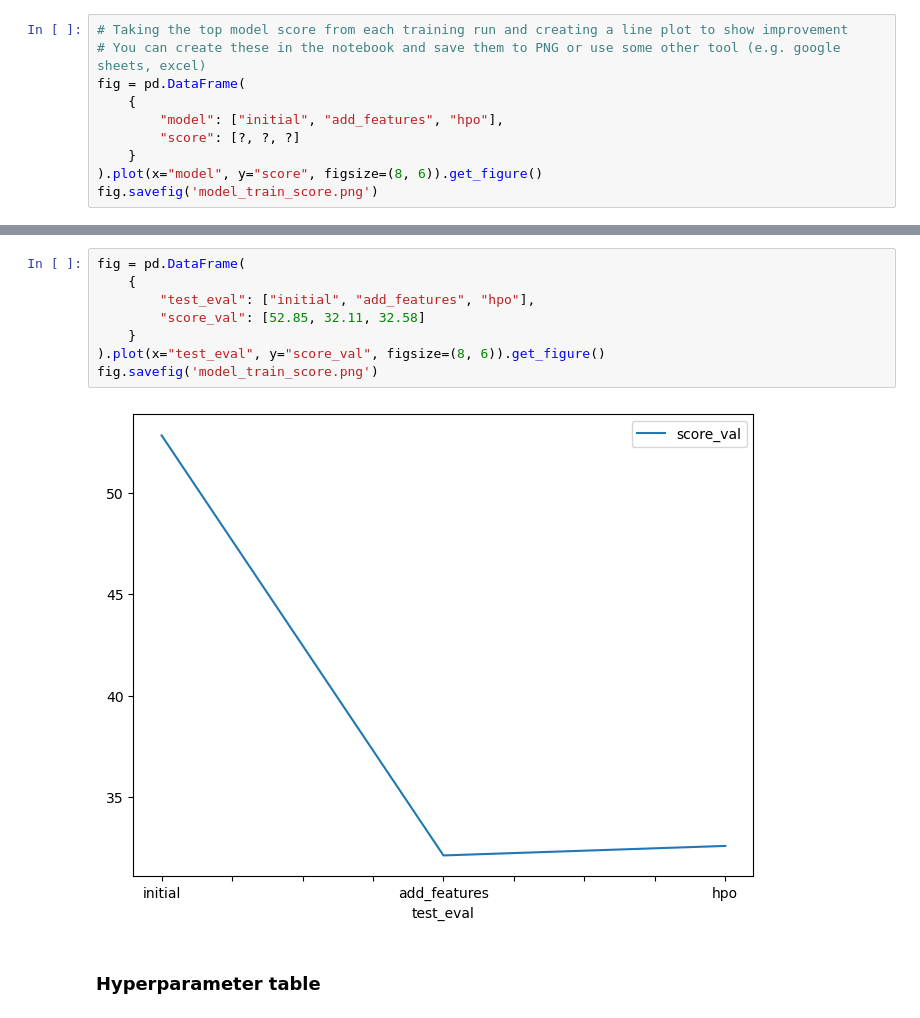
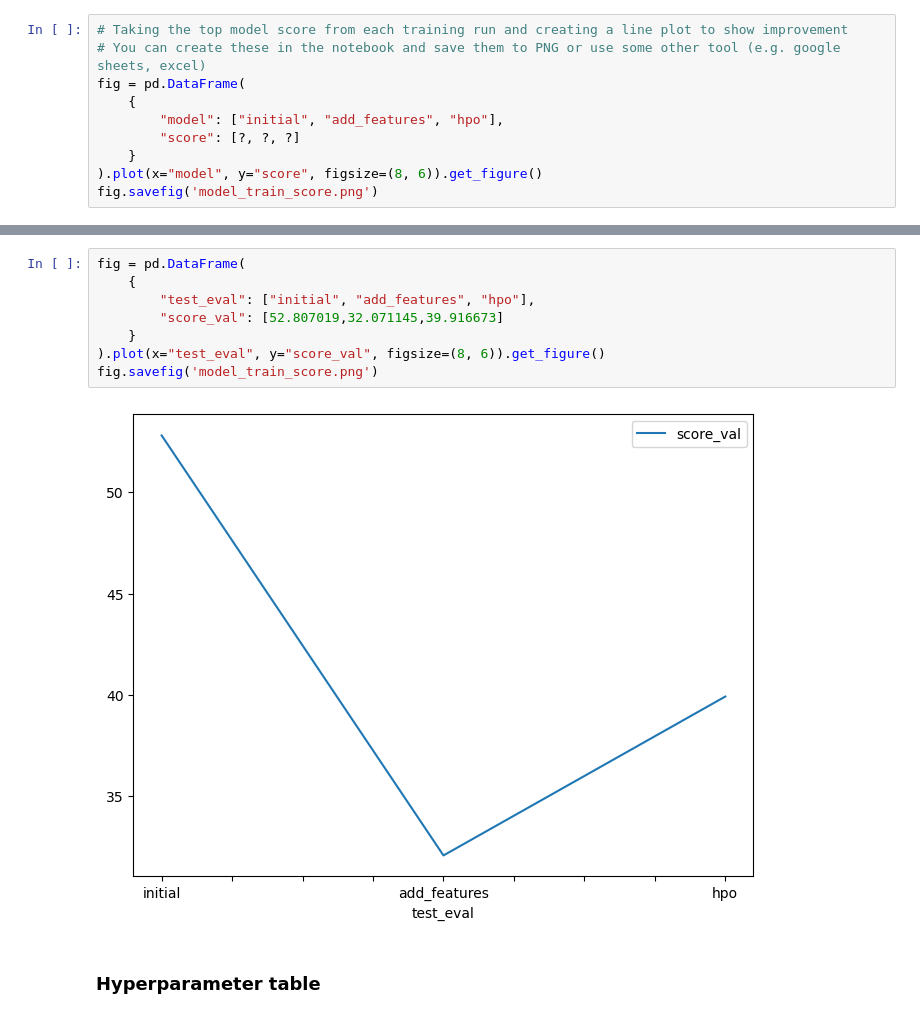
Before and after one commit to kishorebs85/Bikesharing-demand-Kishore, a Jupyter notebook: project_notebook.ipynb, the cells around one changed output, grey strips where cells are left out. Saved outputs shown, nothing was run; the diff lists cells and outputs as text.

```diff
--- a/project_notebook.ipynb
+++ b/project_notebook.ipynb
@@ -599,13 +593,13 @@ fig.savefig('model_test_score.png')
 # %%
 fig = pd.DataFrame(
     {
         "test_eval": ["initial", "add_features", "hpo"],
-        "score_val": [52.85, 32.11, 32.58]
+        "score_val": [52.807019,32.071145,39.916673]
     }
 ).plot(x="test_eval", y="score_val", figsize=(8, 6)).get_figure()
 fig.savefig('model_train_score.png')
 # %% [output]
-[figure, old version]
+[figure, new version]
 # %% [markdown]
 ### Hyperparameter table
 # %%
```
Also changed, not shown: parts of 33 cells of this notebook, 2 other files.
